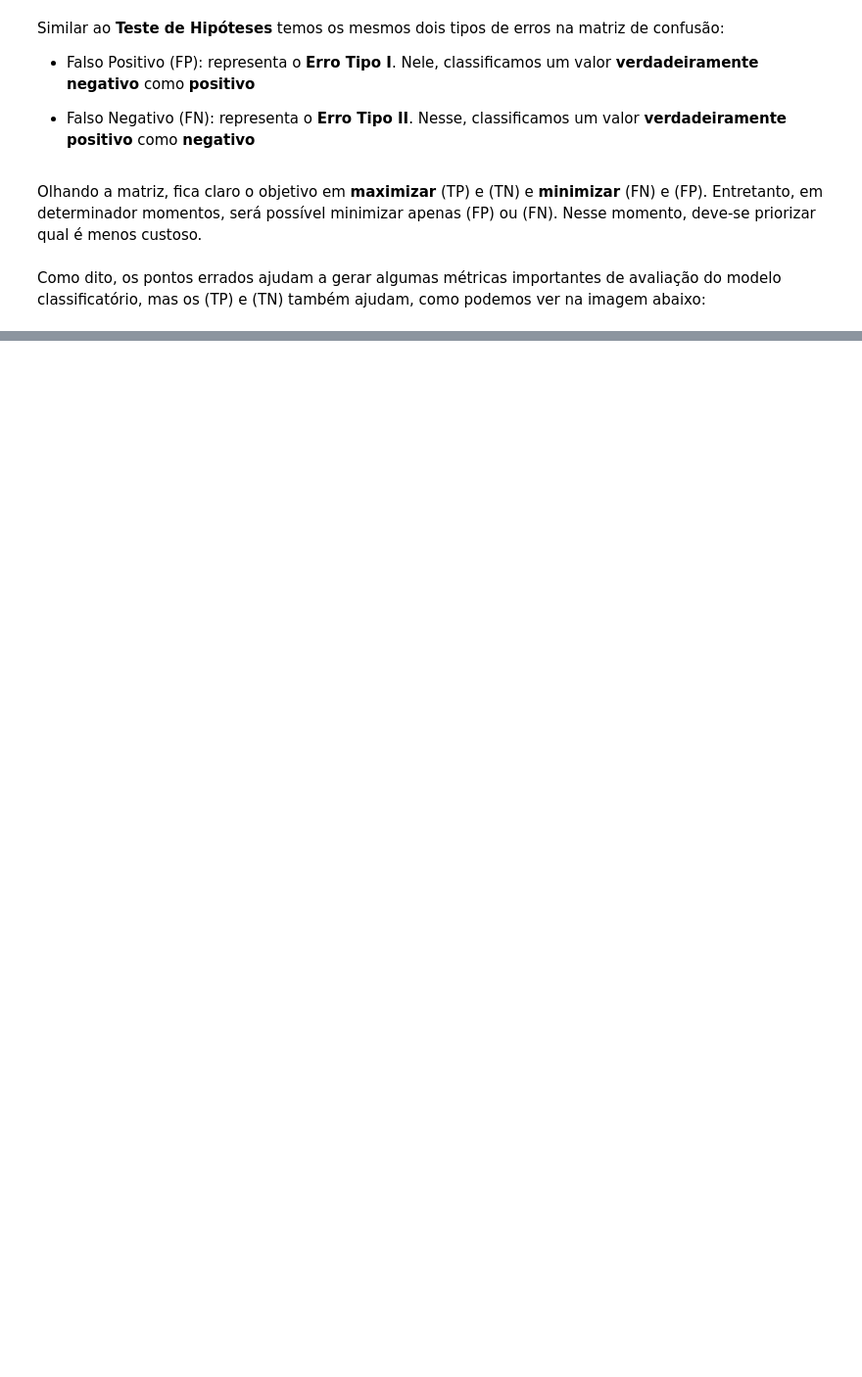
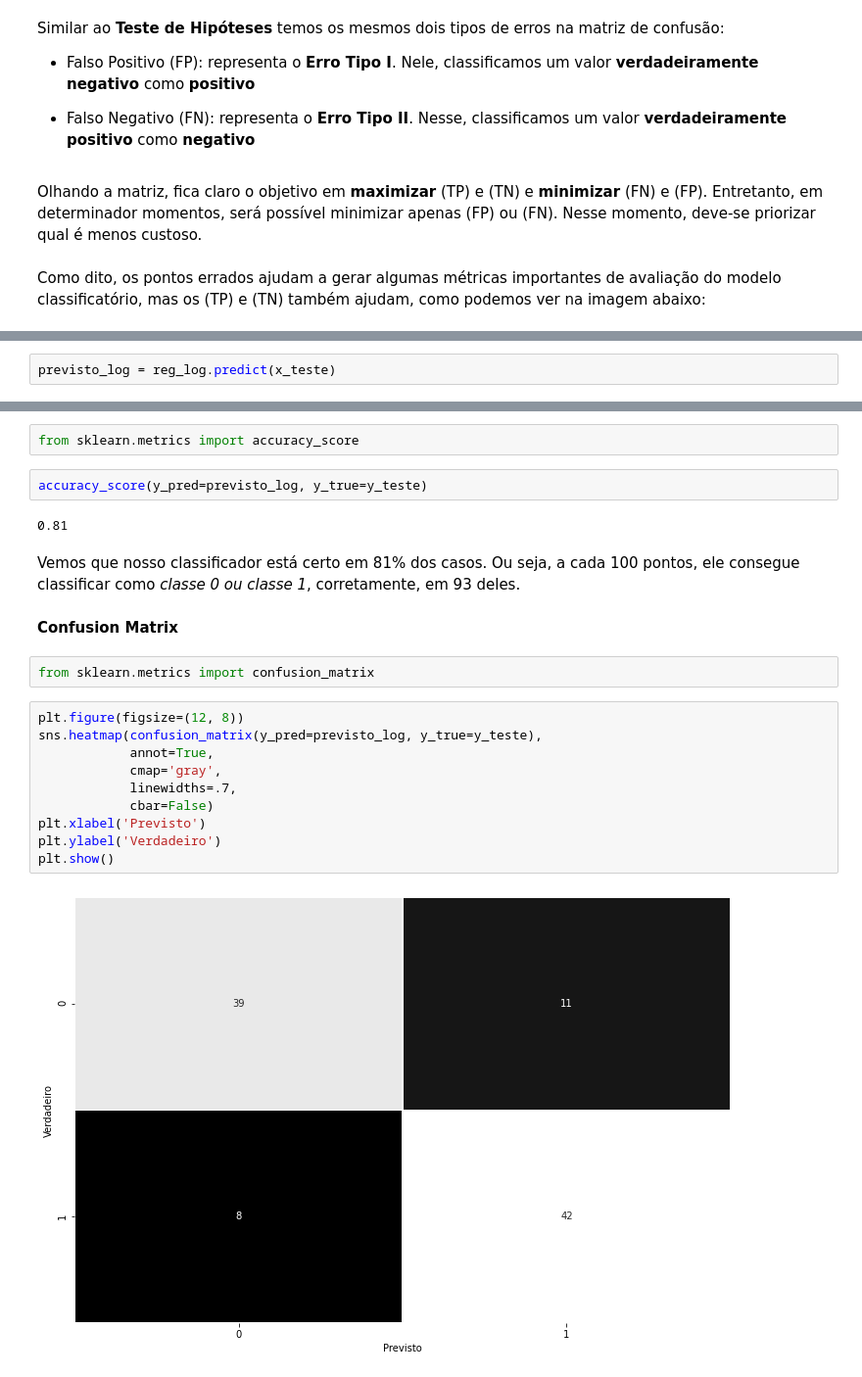
Before and after one commit to mikaelcordeiro/semanas, a Jupyter notebook: semana9/semana_9.ipynb, the cells around one changed output, grey strips where cells are left out. Shown: that part at 98% size. Cells and saved outputs as stored; diff of their text form; blank space fills up the shorter version.

Commit message:
explicaçao de métricas de avaliação de classificadores

```diff
--- a/semana9/semana_9.ipynb
+++ b/semana9/semana_9.ipynb
@@ -40,0 +216,2 @@ Como dito, os pontos errados ajudam a gerar algumas métricas importantes de ava
+# %%
+previsto_log = reg_log.predict(x_teste)
@@ -40,0 +294,24 @@ Como dito, os pontos errados ajudam a gerar algumas métricas importantes de ava
+# %%
+from sklearn.metrics import accuracy_score
+# %%
+accuracy_score(y_pred=previsto_log, y_true=y_teste)
+# %% [output]
+0.81
+# %% [markdown]
+Vemos que nosso classificador está certo em 81% dos casos. Ou seja, a cada 100 pontos, ele consegue classificar como *classe 0 ou classe 1*, corretamente, em 93 deles.
+# %% [markdown]
+**Confusion Matrix**
+# %%
+from sklearn.metrics import confusion_matrix
+# %%
+plt.figure(figsize=(12, 8))
+sns.heatmap(confusion_matrix(y_pred=previsto_log, y_true=y_teste),
+            annot=True,
+            cmap='gray',
+            linewidths=.7,
+            cbar=False)
+plt.xlabel('Previsto')
+plt.ylabel('Verdadeiro')
+plt.show()
+# %% [output]
+[figure, added]
```
Also changed, not shown: parts of 62 cells of this notebook.
